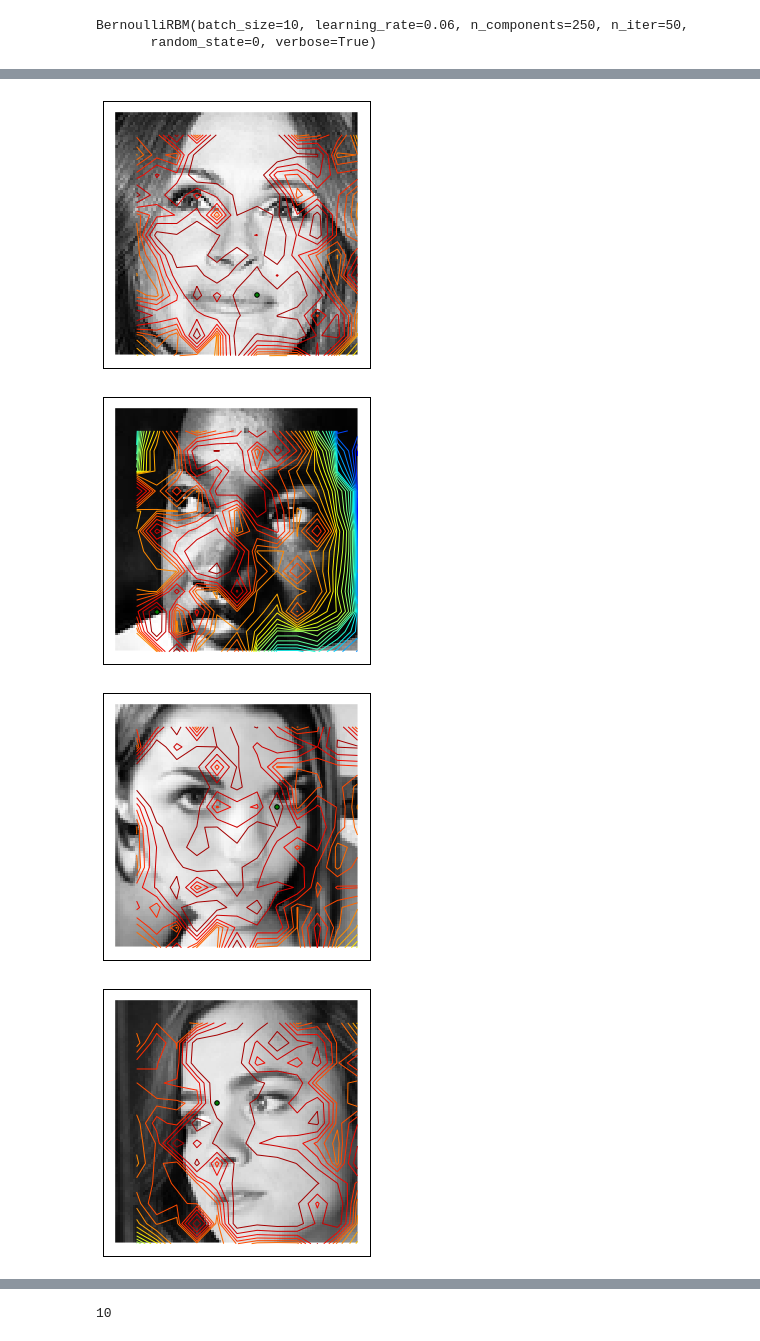
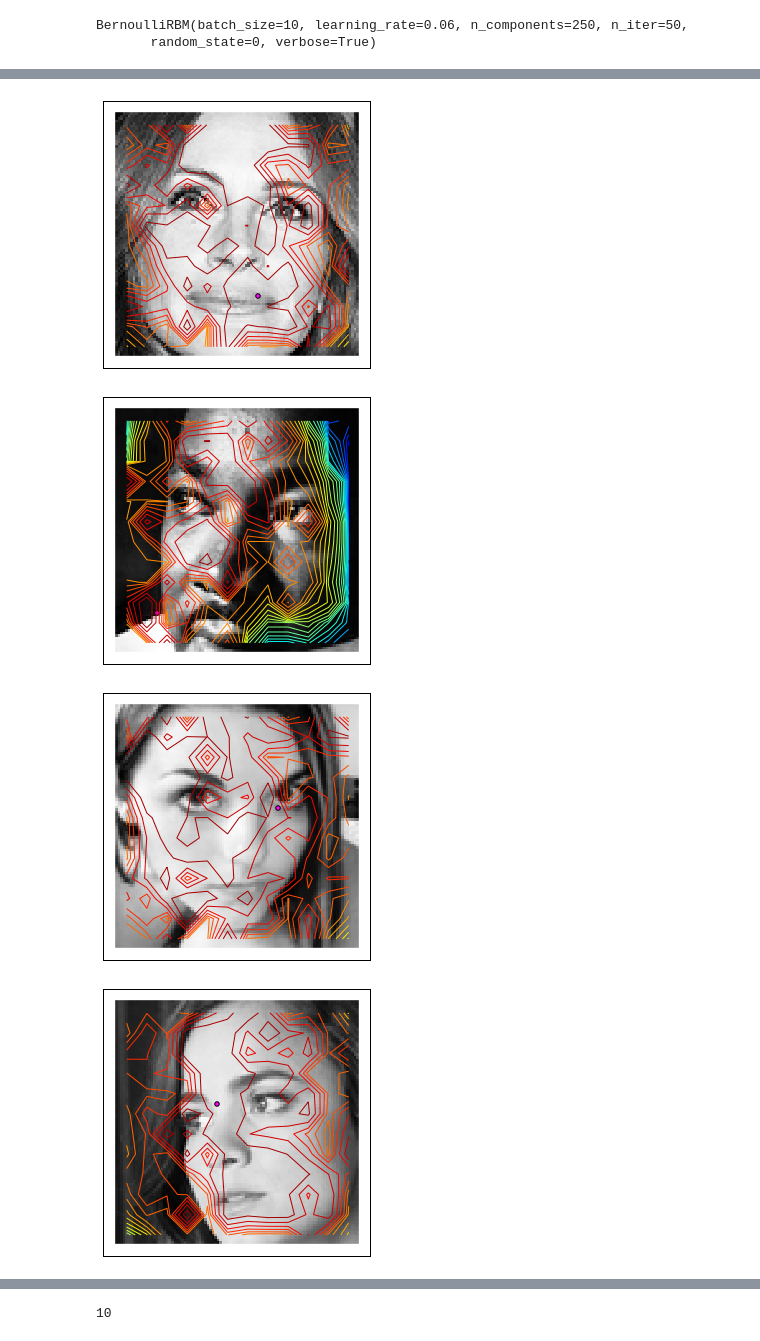
Before and after one commit to jbocharov-mids/W207-Final-Facial-Keypoint-Detection, a Jupyter notebook: python/Scratch-Face-Keypoint-Detection.ipynb, the cells around one changed output, grey strips where cells are left out. Saved outputs shown, nothing was run; the diff lists cells and outputs as text; code cells hidden in the pictures.

```diff
--- a/python/Scratch-Face-Keypoint-Detection.ipynb
+++ b/python/Scratch-Face-Keypoint-Detection.ipynb
@@ -918,8 +918,8 @@ def contour_plot_example_with_labels(example, circle_labels, eye_patches = eye_p
     contour_plot_example_with_scores(example, example_scores, eye_patches)
 
 def contour_plot_example_with_scores(example, example_scores, eye_patches = eye_patches_radius_16, prediction = None):
-    x = np.array([ get_x(eye_patch) for eye_patch in eye_patches ])
-    y = np.array([ get_y(eye_patch) for eye_patch in eye_patches ])
+    x = np.array([ get_x(eye_patch) for eye_patch in eye_patches ]) - (radius/4)
+    y = np.array([ get_y(eye_patch) for eye_patch in eye_patches ]) - (radius/4)
     z = example_scores
 
     side = int(np.sqrt(len(x)))
@@ -937,7 +937,7 @@ def contour_plot_example_with_scores(example, example_scores, eye_patches = eye_
                     )
 
     if prediction is not None:
-        plt.scatter([ get_x(prediction) ], [ get_y(prediction) ], c = 'g', marker = 'o')
+        plt.scatter([ get_x(prediction) ], [ get_y(prediction) ], c = 'magenta', marker = 'o')
 
     figure.tight_layout()
     plt.show()
@@ -948,37 +948,42 @@ contour_plot_example_with_labels(training_data[0], training_circle_labels[0])
 # %%
 def generate_example_eye_patches(example, eye_patches = eye_patches_radius_16):
     return np.array([
         excise_for_neural_net(example, eye_patch)
         for eye_patch in eye_patches
     ])
 
 def generate_scaled_example_scores(
         example, classifier = left_eye_neural_net, eye_patches = eye_patches_radius_16
     ):
     example_eye_patches = generate_example_eye_patches(example, eye_patches)
     raw_scores = classifier.score_samples(example_eye_patches)
     min_score = np.min(raw_scores)
     return raw_scores / min_score
 
 def generate_scaled_scored_contour_plot(
-        example, classifier = left_eye_neural_net, eye_patches = eye_patches_radius_16
+        example, classifier = left_eye_neural_net, eye_patches = eye_patches_radius_16,
+        prediction = None
     ):
 
     example_scores = generate_scaled_example_scores(example, classifier, eye_patches)
-    #print(example_scores)
-    prediction_index = np.argmax(example_scores)
-    prediction = eye_patches[prediction_index]
-    contour_plot_example_with_scores(example, example_scores, eye_patches, prediction)
+
+    if prediction is None:
+        prediction_index = np.argmax(example_scores)
+        prediction_used = eye_patches[prediction_index]
+    else:
+        prediction_used = prediction
+
+    contour_plot_example_with_scores(example, example_scores, eye_patches, prediction_used)
 
 generate_scaled_scored_contour_plot(training_data[0])
 generate_scaled_scored_contour_plot(training_data[1])
 generate_scaled_scored_contour_plot(training_data[2])
 generate_scaled_scored_contour_plot(training_data[3])
 generate_scaled_scored_contour_plot(training_data[4])
 generate_scaled_scored_contour_plot(training_data[5])
 generate_scaled_scored_contour_plot(training_data[6])
 # %% [output]
-[figure, old version]
+[figure, new version]
-[figure, old version]
+[figure, new version]
-[figure, old version]
+[figure, new version]
-[figure, old version]
+[figure, new version]
```
Also changed, not shown: parts of 12 cells of this notebook, 1 other file.
